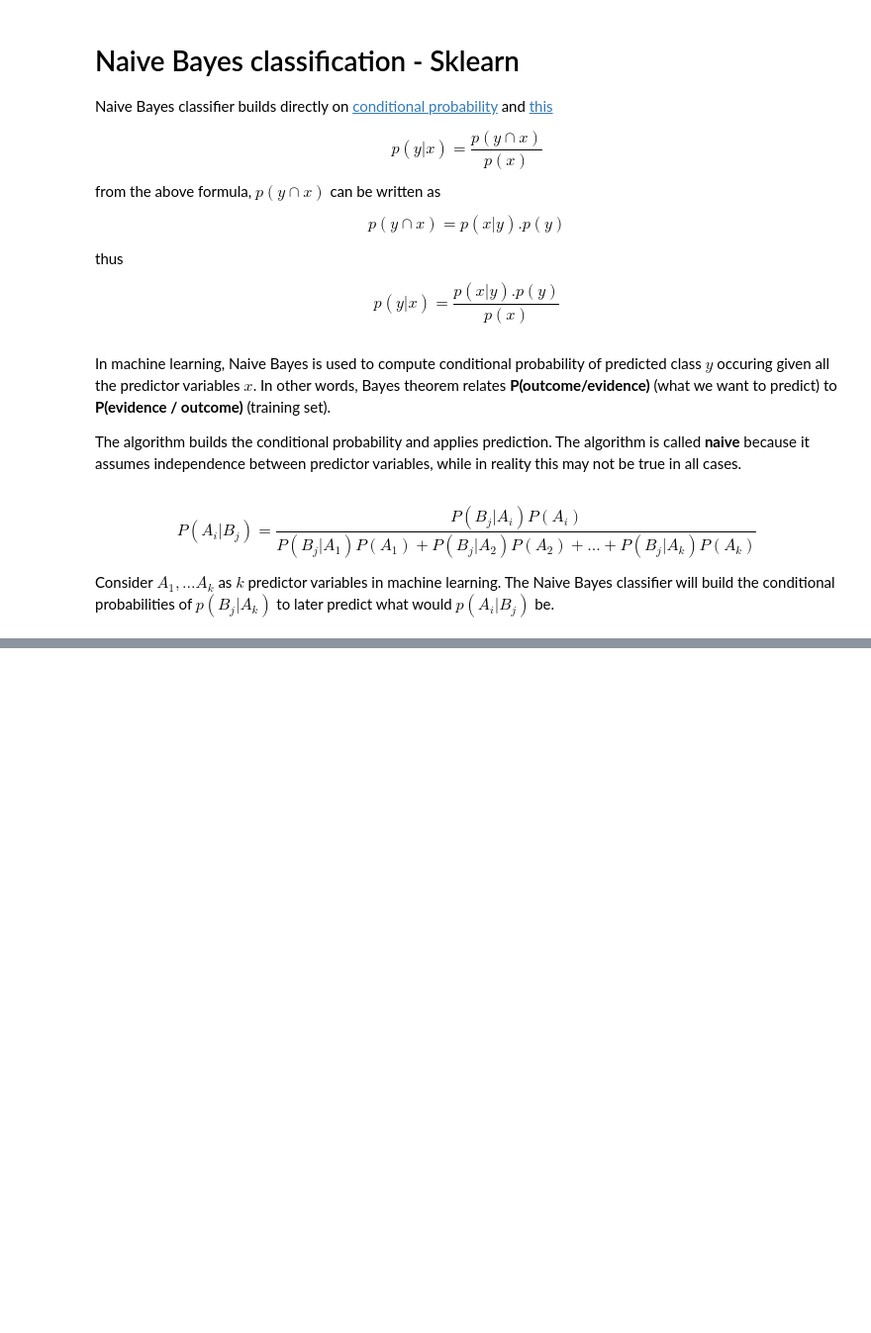
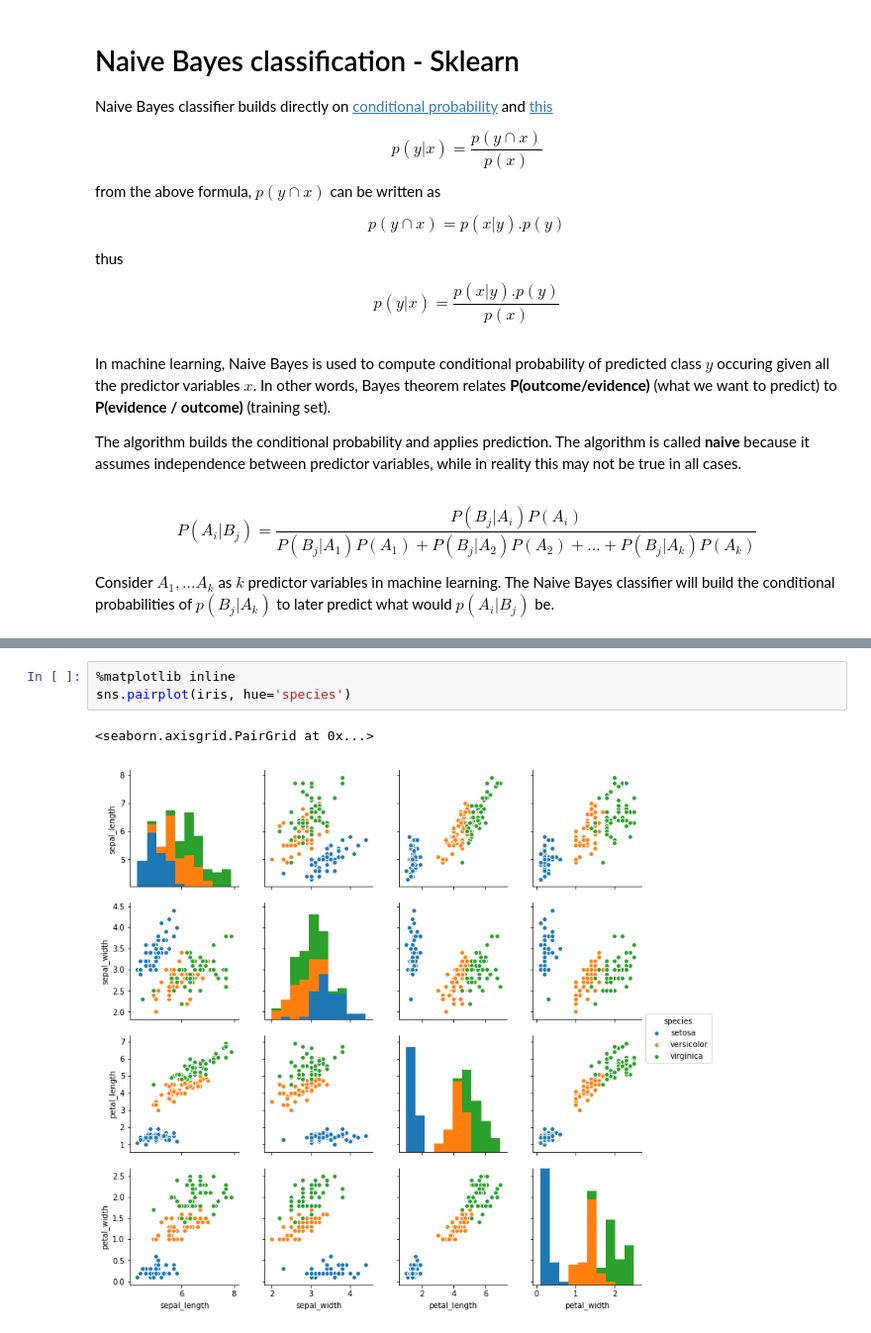
Before and after one commit to AtmaMani/pyChakras, a Jupyter notebook: ml/sklearn_naive_bayes_classifier.ipynb, the cells around one changed output, grey strips where cells are left out. Shown: that part at 99% size. Drawn from its saved outputs; the diff is of its cells as text; blank space fills up the shorter version.

```diff
--- a/ml/sklearn_naive_bayes_classifier.ipynb
+++ b/ml/sklearn_naive_bayes_classifier.ipynb
@@ -29,0 +54,6 @@ Consider $A_1 ,... A_k$ as $k$ predictor variables in machine learning. The Naiv
+# %%
+%matplotlib inline
+sns.pairplot(iris, hue='species')
+# %% [output]
+<seaborn.axisgrid.PairGrid at 0x...>
+[figure, added]
```
Also changed, not shown: parts of 5 cells of this notebook, 3 other files.
